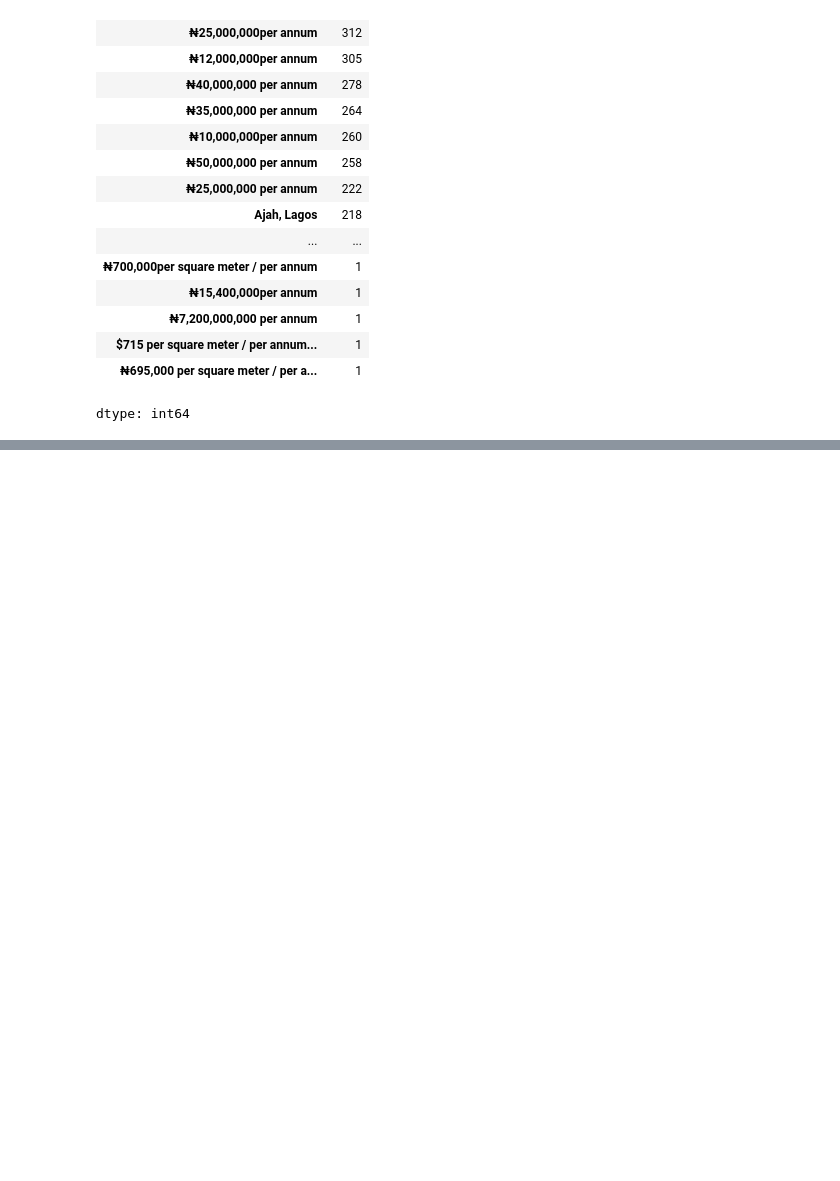
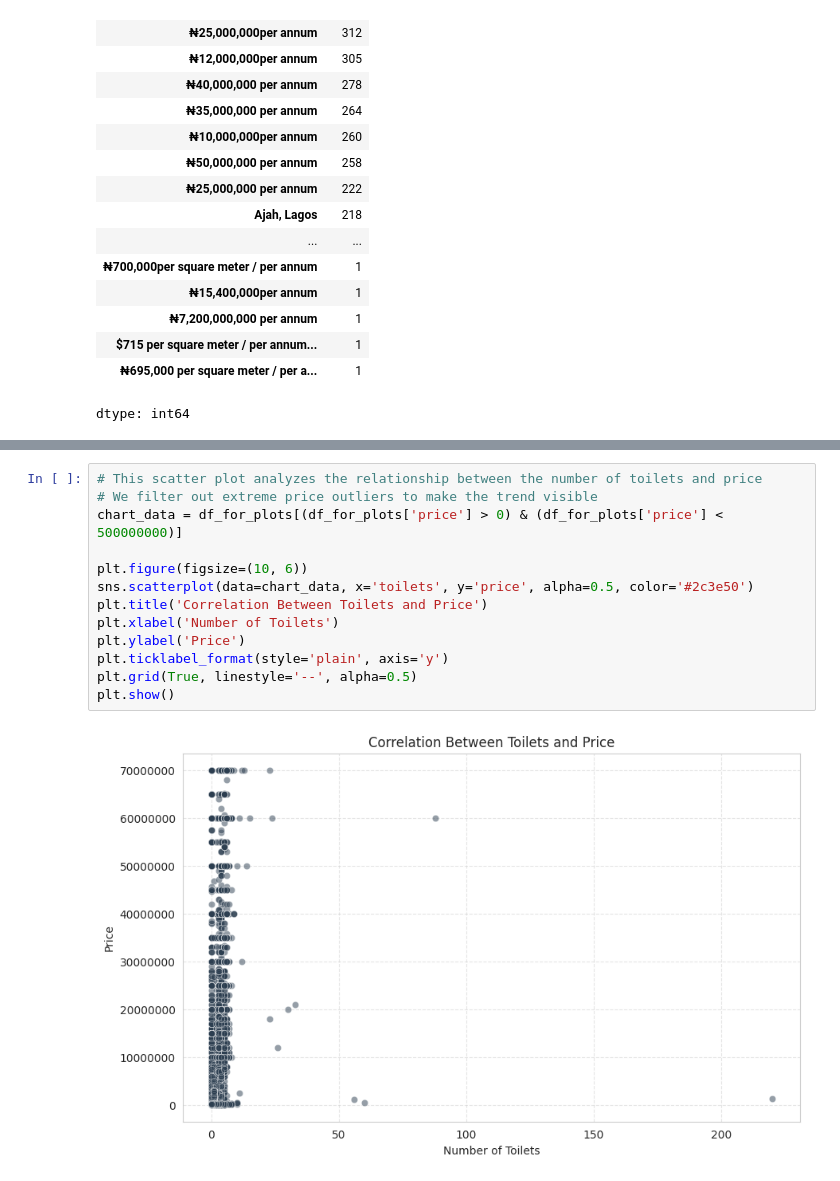
Before and after one commit to vee234o/Real_Estate_Market_Analysis, a Jupyter notebook: notebooks/product_analysis.ipynb, the cells around one changed output, grey strips where cells are left out. Cells and saved outputs as stored; diff of their text form; blank space fills up the shorter version.

```diff
--- a/notebooks/product_analysis.ipynb
+++ b/notebooks/product_analysis.ipynb
@@ -144,0 +212,15 @@ dtype: int64
+# %%
+# This scatter plot analyzes the relationship between the number of toilets and price
+# We filter out extreme price outliers to make the trend visible
+chart_data = df_for_plots[(df_for_plots['price'] > 0) & (df_for_plots['price'] < 500000000)]
+
+plt.figure(figsize=(10, 6))
+sns.scatterplot(data=chart_data, x='toilets', y='price', alpha=0.5, color='#2c3e50')
+plt.title('Correlation Between Toilets and Price')
+plt.xlabel('Number of Toilets')
+plt.ylabel('Price')
+plt.ticklabel_format(style='plain', axis='y')
+plt.grid(True, linestyle='--', alpha=0.5)
+plt.show()
+# %% [output]
+[figure, added]
```
Also changed, not shown: parts of 7 cells of this notebook.
